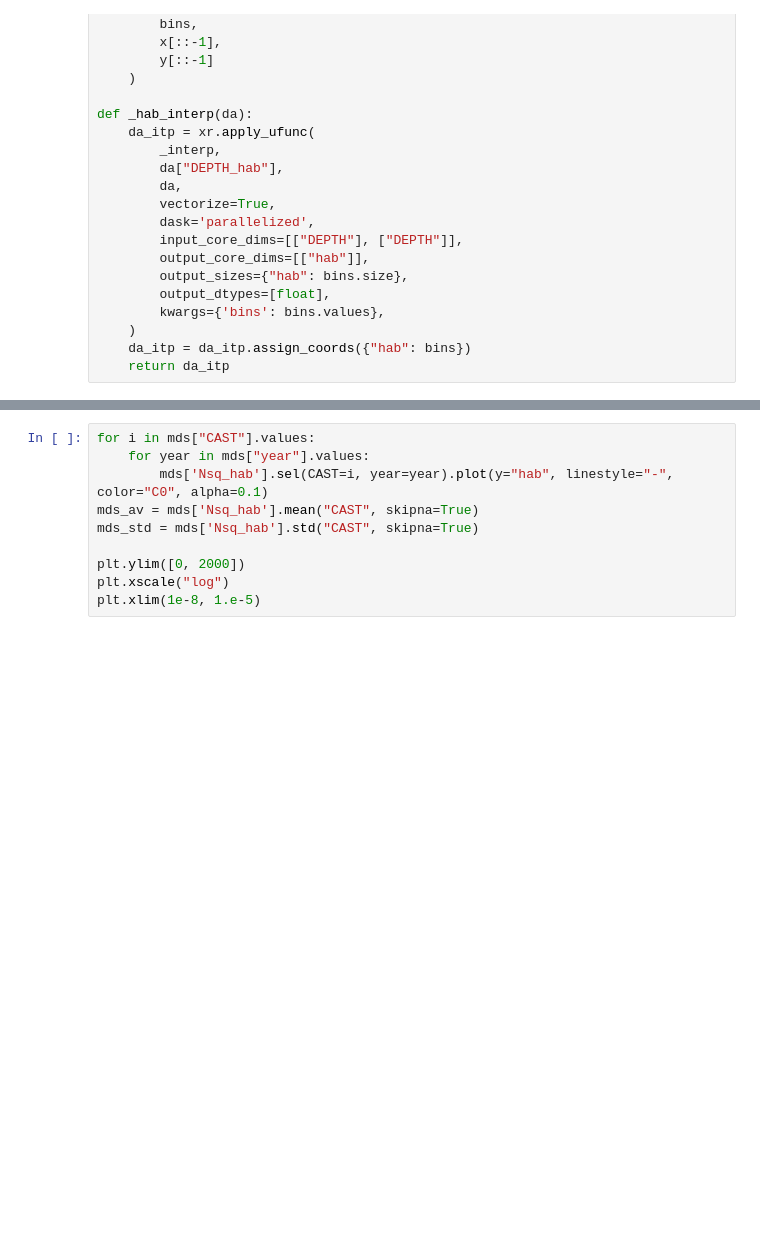
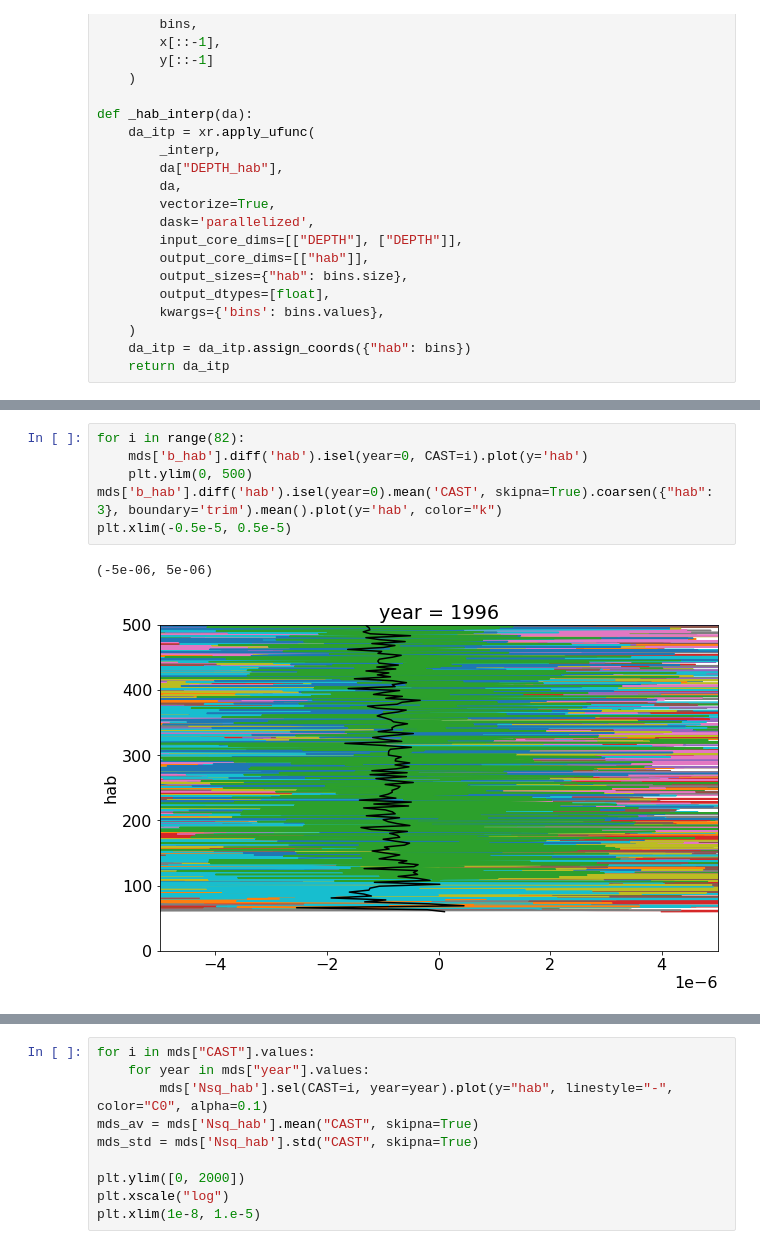
Before and after one commit to hdrake/sim-bbtre, a Jupyter notebook: notebooks/BBTRE_physics_analysis/2_simulated_obs.ipynb, the cells around one changed output, grey strips where cells are left out. Cells and saved outputs as stored; diff of their text form; blank space fills up the shorter version.

```diff
--- a/notebooks/BBTRE_physics_analysis/2_simulated_obs.ipynb
+++ b/notebooks/BBTRE_physics_analysis/2_simulated_obs.ipynb
@@ -164,0 +179,9 @@ mds = mds.coarsen({"hab":25}, "trim").mean(skipna=True).compute()
+# %%
+for i in range(82):
+    mds['b_hab'].diff('hab').isel(year=0, CAST=i).plot(y='hab')
+    plt.ylim(0, 500)
+mds['b_hab'].diff('hab').isel(year=0).mean('CAST', skipna=True).coarsen({"hab": 3}, boundary='trim').mean().plot(y='hab', color="k")
+plt.xlim(-0.5e-5, 0.5e-5)
+# %% [output]
+(-5e-06, 5e-06)
+[figure, added]
```
Also changed, not shown: parts of 21 cells of this notebook, 1 other file.
